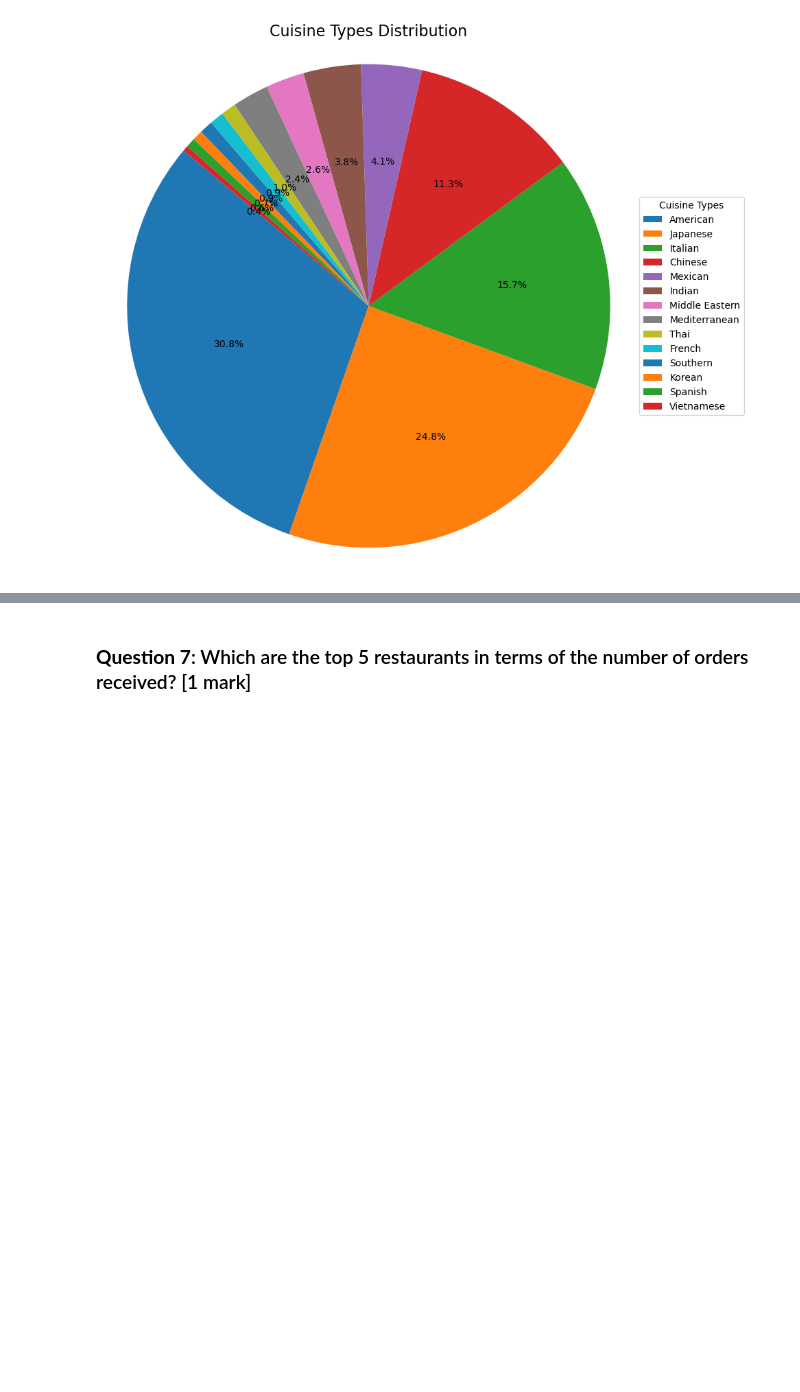
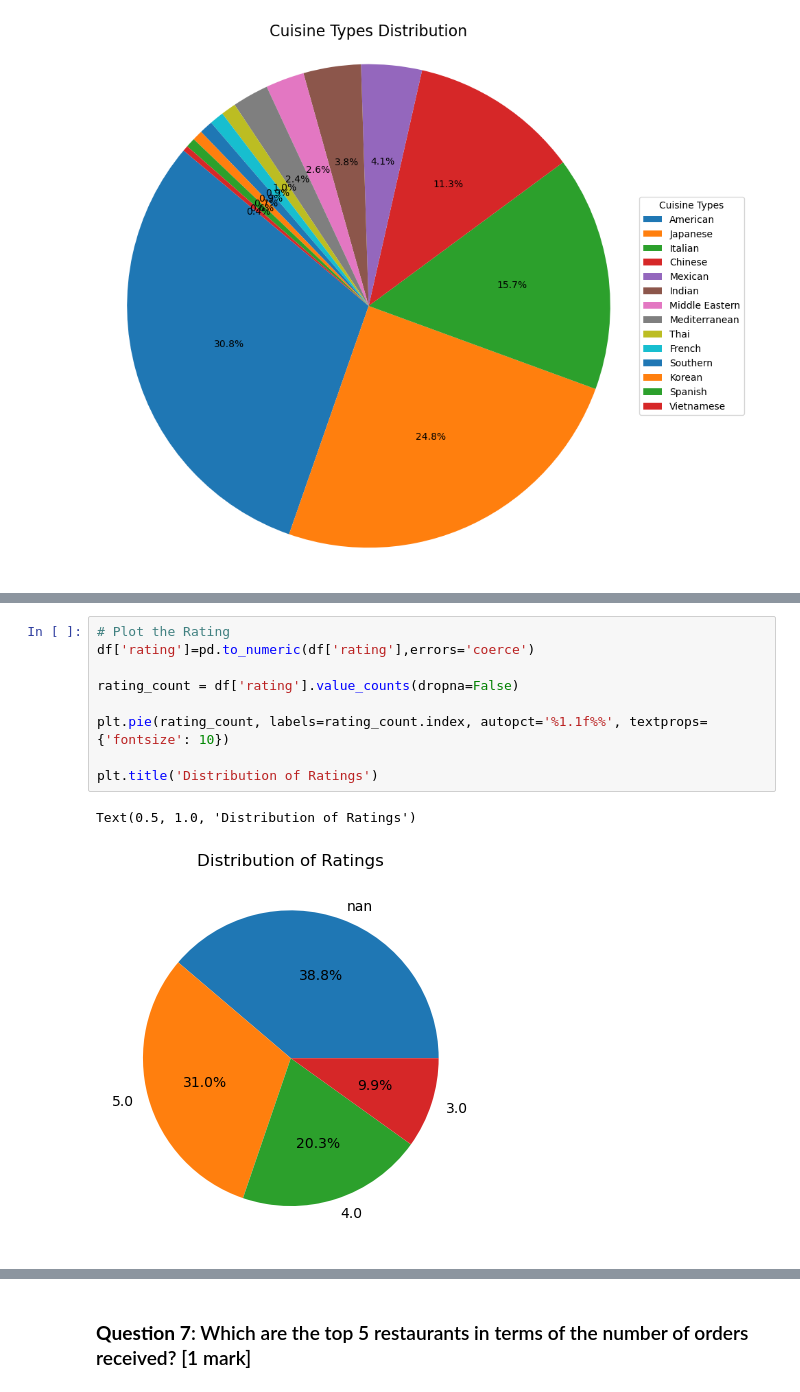
Before and after one commit to ZhiyaoShu/Data-visualization---Foodhub, a Jupyter notebook: FDS_Project_LearnerNotebook_LowCode.ipynb, the cells around one changed output, grey strips where cells are left out. Cells and saved outputs as stored; diff of their text form; blank space fills up the shorter version.

```diff
--- a/FDS_Project_LearnerNotebook_LowCode.ipynb
+++ b/FDS_Project_LearnerNotebook_LowCode.ipynb
@@ -202,0 +214,12 @@ plt.show()
+# %%
+# Plot the Rating
+df['rating']=pd.to_numeric(df['rating'],errors='coerce')
+
+rating_count = df['rating'].value_counts(dropna=False)
+
+plt.pie(rating_count, labels=rating_count.index, autopct='%1.1f%%', textprops={'fontsize': 10})
+
+plt.title('Distribution of Ratings')
+# %% [output]
+Text(0.5, 1.0, 'Distribution of Ratings')
+[figure, added]
```
Also changed, not shown: parts of 6 cells of this notebook.
